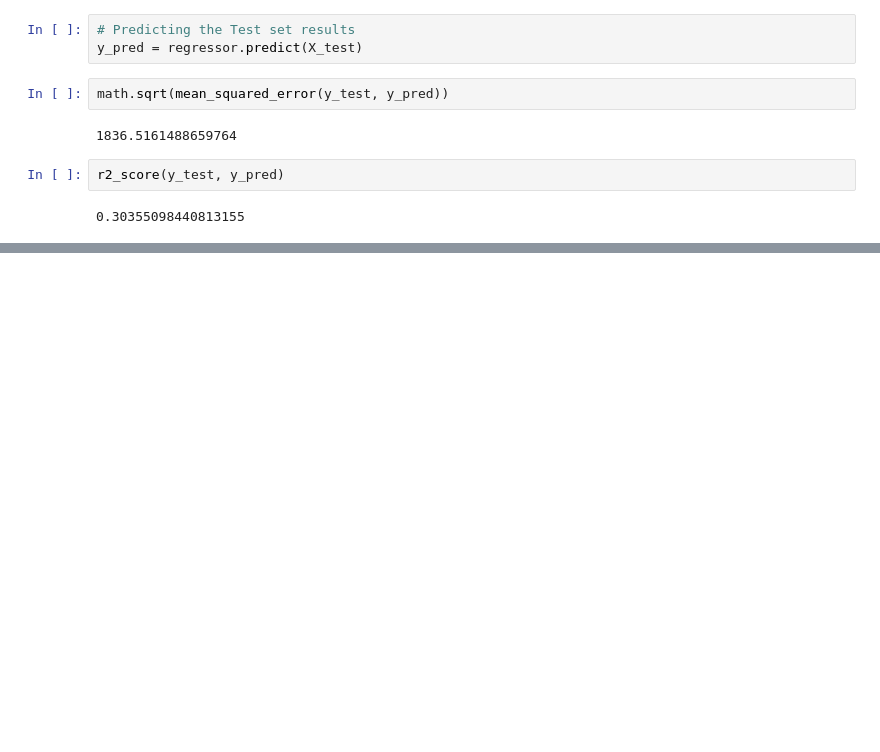
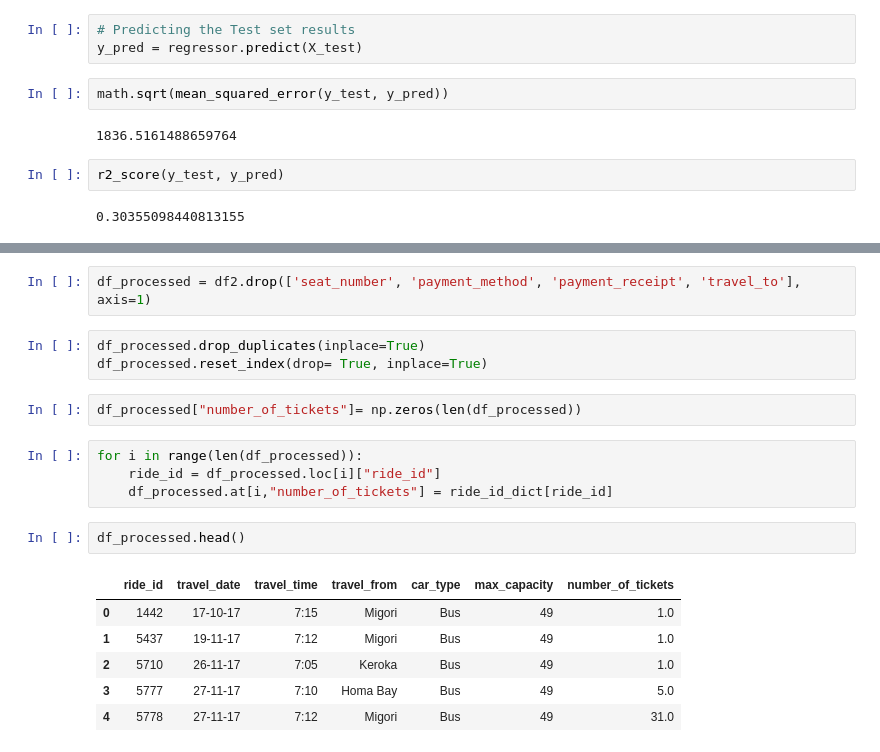
Before and after one commit to VaideswarReddy/Demanad-prediction-for-public-transport, a Jupyter notebook: Vaideswar_Reddy_Team_5_Capstone_Project_2.ipynb, the cells around one changed output, grey strips where cells are left out. Drawn from its saved outputs; the diff is of its cells as text; blank space fills up the shorter version.

```diff
--- a/Vaideswar_Reddy_Team_5_Capstone_Project_2.ipynb
+++ b/Vaideswar_Reddy_Team_5_Capstone_Project_2.ipynb
@@ -589,0 +629,20 @@ r2_score(y_test, y_pred)
+# %%
+df_processed = df2.drop(['seat_number', 'payment_method', 'payment_receipt', 'travel_to'], axis=1)
+# %%
+df_processed.drop_duplicates(inplace=True)
+df_processed.reset_index(drop= True, inplace=True)
+# %%
+df_processed["number_of_tickets"]= np.zeros(len(df_processed))
+# %%
+for i in range(len(df_processed)):
+    ride_id = df_processed.loc[i]["ride_id"]
+    df_processed.at[i,"number_of_tickets"] = ride_id_dict[ride_id]
+# %%
+df_processed.head()
+# %% [output]
+|  | ride_id | travel_date | travel_time | travel_from | car_type | max_capacity | number_of_tickets |
+| 0 | 1442 | 17-10-17 | 7:15 | Migori | Bus | 49 | 1.0 |
+| 1 | 5437 | 19-11-17 | 7:12 | Migori | Bus | 49 | 1.0 |
+| 2 | 5710 | 26-11-17 | 7:05 | Keroka | Bus | 49 | 1.0 |
+| 3 | 5777 | 27-11-17 | 7:10 | Homa Bay | Bus | 49 | 5.0 |
+| 4 | 5778 | 27-11-17 | 7:12 | Migori | Bus | 49 | 31.0 |
```
Also changed, not shown: parts of 27 cells of this notebook.
